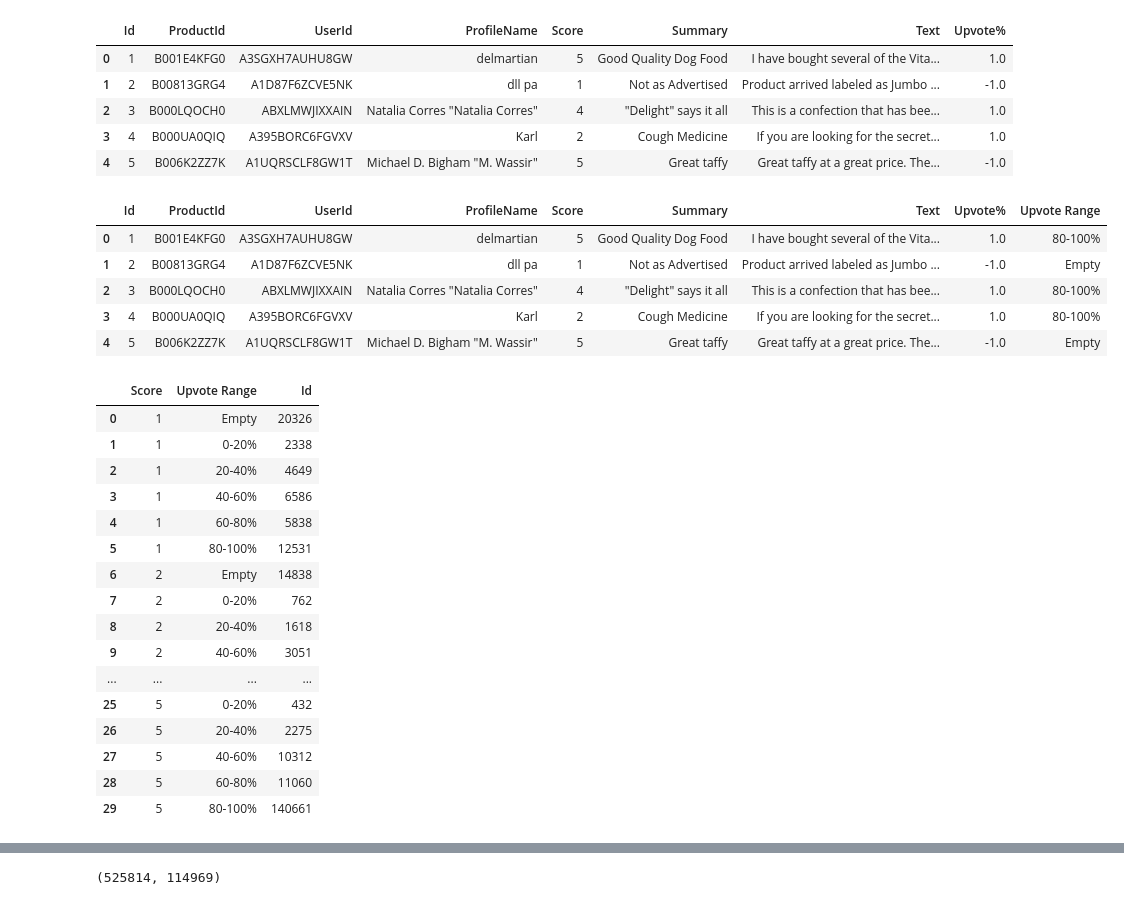
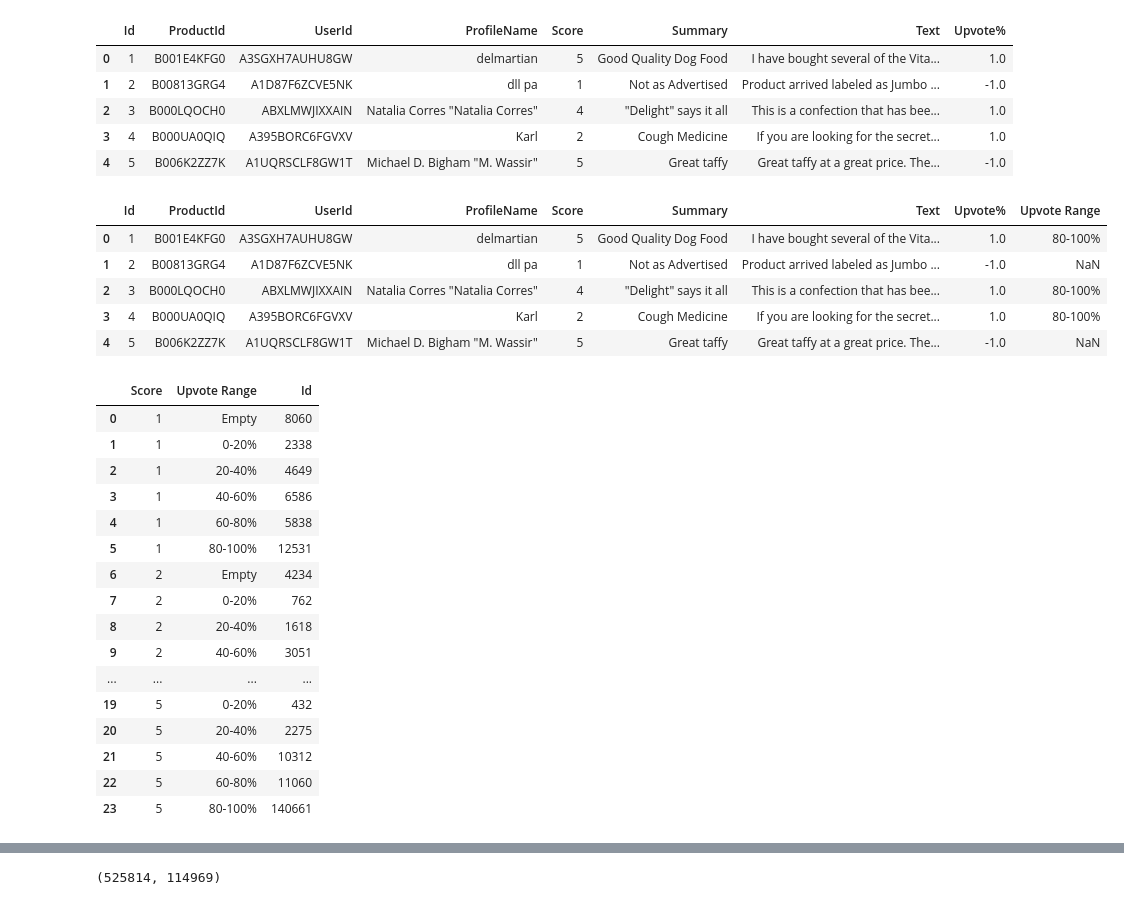
Before and after one commit to anna-jones/Amazon-Customer-Review-Analysis, a Jupyter notebook: code.ipynb, the cells around one changed output, grey strips where cells are left out. Saved outputs shown, nothing was run; the diff lists cells and outputs as text; code cells hidden in the pictures.

```diff
--- a/code.ipynb
+++ b/code.ipynb
@@ -47,36 +48,36 @@ df.head()
 | 3 | 4 | B000UA0QIQ | A395BORC6FGVXV | Karl | 2 | Cough Medicine | If you are looking for the secret... | 1.0 |
 | 4 | 5 | B006K2ZZ7K | A1UQRSCLF8GW1T | Michael D. Bigham "M. Wassir" | 5 | Great taffy | Great taffy at a great price. The... | -1.0 |
 # %%
-df['Upvote Range'] = pd.cut(df['Upvote%'], bins=[-1.1, 0, 0.2, 0.4, 0.6, 0.8, 1], labels=['Empty', '0-20%','20-40%','40-60%','60-80%','80-100%'])
+df['Upvote Range'] = pd.cut(df['Upvote%'], bins=[-1, 0, 0.2, 0.4, 0.6, 0.8, 1], labels=['Empty', '0-20%','20-40%','40-60%','60-80%','80-100%'])
 df.head()
 # %% [output]
 |  | Id | ProductId | UserId | ProfileName | Score | Summary | Text | Upvote% | Upvote Range |
 | 0 | 1 | B001E4KFG0 | A3SGXH7AUHU8GW | delmartian | 5 | Good Quality Dog Food | I have bought several of the Vita... | 1.0 | 80-100% |
-| 1 | 2 | B00813GRG4 | A1D87F6ZCVE5NK | dll pa | 1 | Not as Advertised | Product arrived labeled as Jumbo ... | -1.0 | Empty |
+| 1 | 2 | B00813GRG4 | A1D87F6ZCVE5NK | dll pa | 1 | Not as Advertised | Product arrived labeled as Jumbo ... | -1.0 | NaN |
 | 2 | 3 | B000LQOCH0 | ABXLMWJIXXAIN | Natalia Corres "Natalia Corres" | 4 | "Delight" says it all | This is a confection that has bee... | 1.0 | 80-100% |
 | 3 | 4 | B000UA0QIQ | A395BORC6FGVXV | Karl | 2 | Cough Medicine | If you are looking for the secret... | 1.0 | 80-100% |
-| 4 | 5 | B006K2ZZ7K | A1UQRSCLF8GW1T | Michael D. Bigham "M. Wassir" | 5 | Great taffy | Great taffy at a great price. The... | -1.0 | Empty |
+| 4 | 5 | B006K2ZZ7K | A1UQRSCLF8GW1T | Michael D. Bigham "M. Wassir" | 5 | Great taffy | Great taffy at a great price. The... | -1.0 | NaN |
 # %%
 df_pivot_table = df.groupby(['Score', 'Upvote Range']).agg({'Id':'count'}).reset_index()
 df_pivot_table
 # %% [output]
 |  | Score | Upvote Range | Id |
-| 0 | 1 | Empty | 20326 |
+| 0 | 1 | Empty | 8060 |
 | 1 | 1 | 0-20% | 2338 |
 | 2 | 1 | 20-40% | 4649 |
 | 3 | 1 | 40-60% | 6586 |
 | 4 | 1 | 60-80% | 5838 |
 | 5 | 1 | 80-100% | 12531 |
-| 6 | 2 | Empty | 14838 |
+| 6 | 2 | Empty | 4234 |
 | 7 | 2 | 0-20% | 762 |
 | 8 | 2 | 20-40% | 1618 |
 | 9 | 2 | 40-60% | 3051 |
 | ... | ... | ... | ... |
-| 25 | 5 | 0-20% | 432 |
-| 26 | 5 | 20-40% | 2275 |
-| 27 | 5 | 40-60% | 10312 |
-| 28 | 5 | 60-80% | 11060 |
-| 29 | 5 | 80-100% | 140661 |
+| 19 | 5 | 0-20% | 432 |
+| 20 | 5 | 20-40% | 2275 |
+| 21 | 5 | 40-60% | 10312 |
+| 22 | 5 | 60-80% | 11060 |
+| 23 | 5 | 80-100% | 140661 |
 # %%
 df_heatmap = df_pivot_table.pivot(index = 'Upvote Range',columns='Score')
 df_heatmap
```
Also changed, not shown: parts of 12 cells of this notebook, 1 other file.
